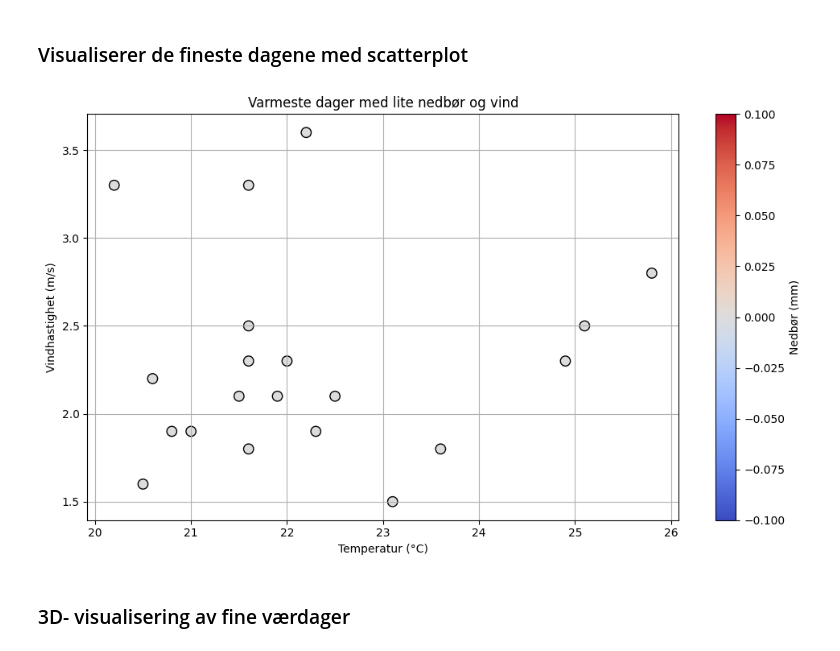
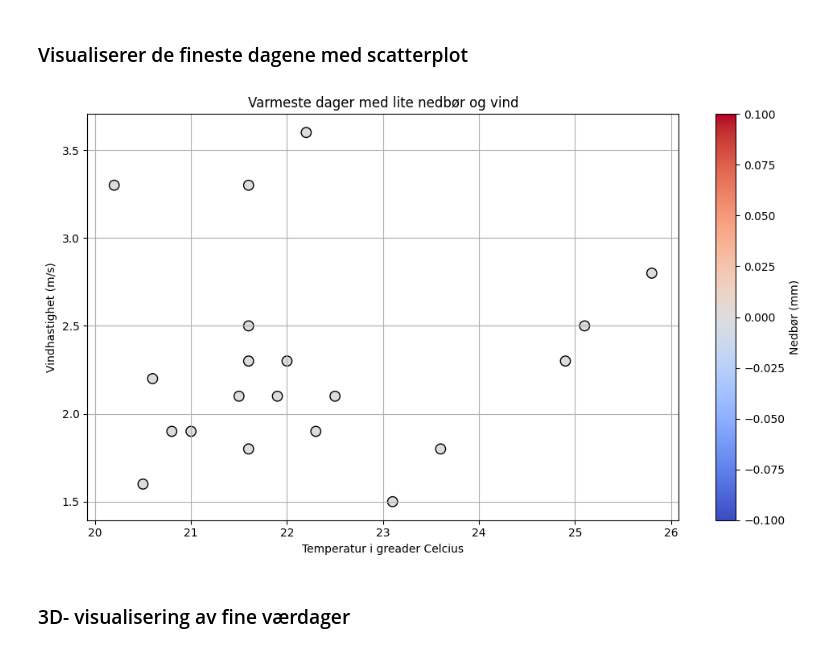
Before and after one commit to friha03/Milj-dataanalyseapplikasjon, a Jupyter notebook: notebooks/API_Frost/databehandling.ipynb, the cells around one changed output. Saved outputs shown, nothing was run; the diff lists cells and outputs as text; code cells hidden in the pictures.

Commit message:
scatter

```diff
--- a/notebooks/API_Frost/databehandling.ipynb
+++ b/notebooks/API_Frost/databehandling.ipynb
@@ -221,28 +221,20 @@ print(df_warm_days)
 19                            0.0                   2.8
 # %% [markdown]
 ### Visualiserer de fineste dagene med scatterplot
-# %%
-import matplotlib.dates as mdates
-import matplotlib.pyplot as plt
-
-plt.figure(figsize=(10, 6)) #figur
-#scatter plot
-plt.scatter(df_warm_days["mean(air_temperature P1D)"], #x-akse gj.temp
-            df_warm_days["mean(wind_speed P1D)"],#y akse gj. vindhast.
-            c=df_warm_days["sum(precipitation_amount P1D)"], #farga punkt etter nedbør
-            cmap="coolwarm",
-            s=80, #størrrelse på punktprikken
-            edgecolors="k")
-
-plt.xlabel("Temperatur (°C)")
-plt.ylabel("Vindhastighet (m/s)")
-plt.title("Varmeste dager med lite nedbør og vind")
-plt.colorbar(label="Nedbør (mm)")
-plt.grid(True)
-plt.tight_layout()
-plt.show()
-# %% [output]
-[figure, removed]
+# %%
+from plot_funksjon import plott_smart_scatter
+
+plott_smart_scatter(
+    df = df_warm_days, x_col = "mean(air_temperature P1D)",
+    y_col = "mean(wind_speed P1D)",
+    color_col = "sum(precipitation_amount P1D)",
+    x_label= "Temperatur i greader Celcius",
+    y_label = "Vindhastighet (m/s)",
+    title = "Varmeste dager med lite nedbør og vind",
+    colorbar_label = "Nedbør (mm)"
+)
+# %% [output]
+[figure, added]
 # %% [markdown]
 ### 3D- visualisering av fine værdager
 # %%
```
Also changed, not shown: parts of 6 cells of this notebook.
